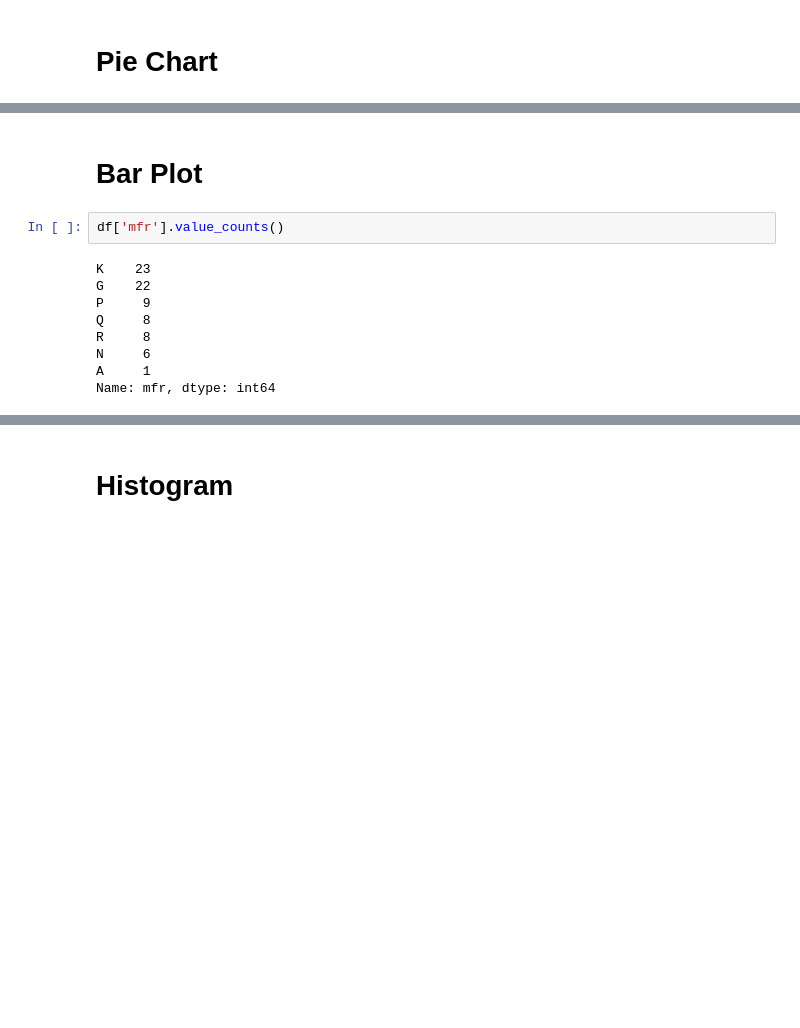
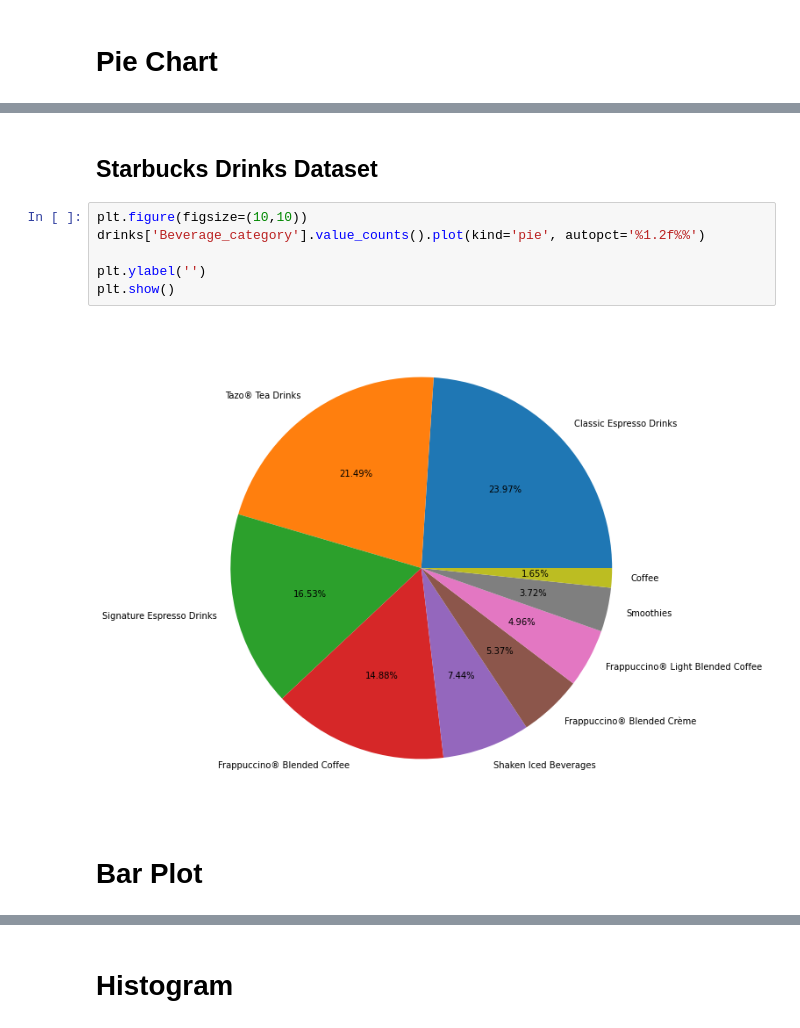
Before and after one commit to SamaSamrin/Python-Data-Visualization-Guide, a Jupyter notebook: DV_Practice.ipynb, the cells around one changed output, grey strips where cells are left out. Drawn from its saved outputs; the diff is of its cells as text; blank space fills up the shorter version.

```diff
--- a/DV_Practice.ipynb
+++ b/DV_Practice.ipynb
@@ -74,16 +161,15 @@ plt.ylabel('')
 plt.show()
 # %% [output]
 [figure]
+# %% [markdown]
+## Starbucks Drinks Dataset
+# %%
+plt.figure(figsize=(10,10))
+drinks['Beverage_category'].value_counts().plot(kind='pie', autopct='%1.2f%%')
+
+plt.ylabel('')
+plt.show()
+# %% [output]
+[figure, added]
 # %% [markdown]
 # Bar Plot
-# %%
-df['mfr'].value_counts()
-# %% [output]
-K    23
-G    22
-P     9
-Q     8
-R     8
-N     6
-A     1
-Name: mfr, dtype: int64
```
Also changed, not shown: parts of 19 cells of this notebook.
